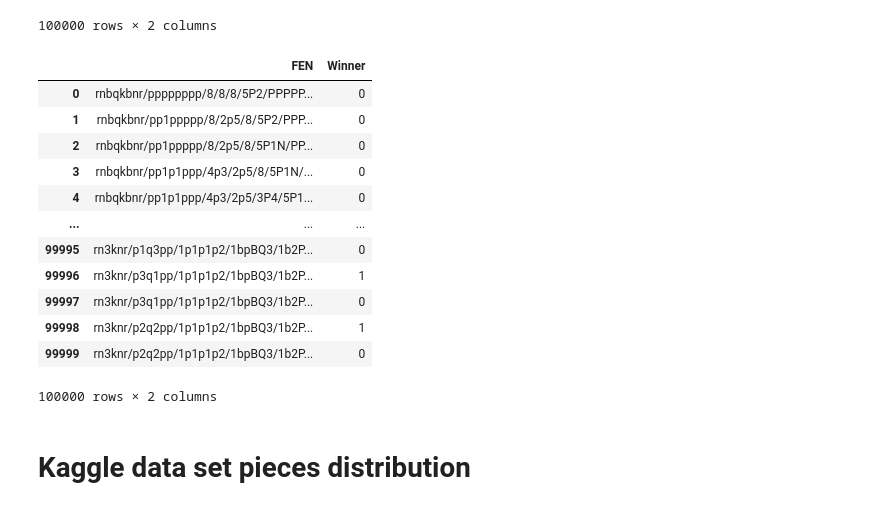
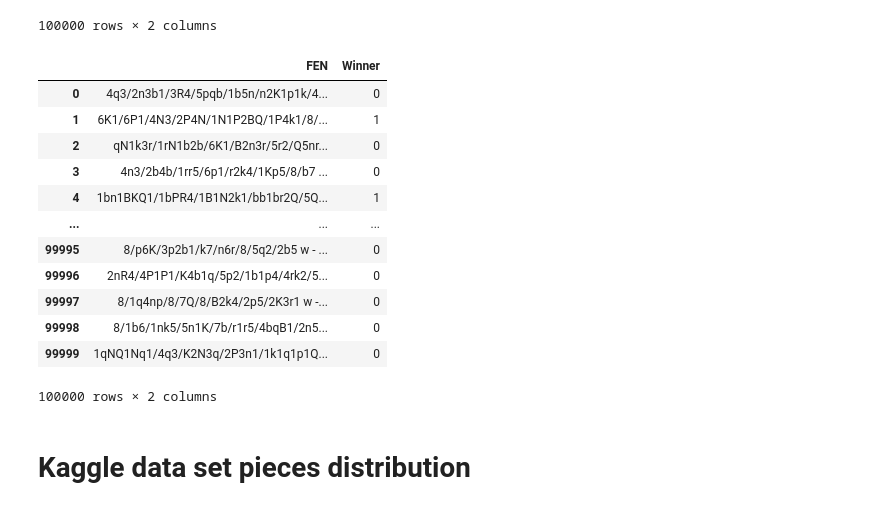
Before and after one commit to pawel5z/FASTROLL, a Jupyter notebook: histograms.ipynb, the cells around one changed output. Drawn from its saved outputs; the diff is of its cells as text; code cells hidden in the pictures.

```diff
--- a/histograms.ipynb
+++ b/histograms.ipynb
@@ -42,20 +42,20 @@ rollouts_df
 100000 rows × 2 columns
 # %%
 random_df = pd.read_csv('datasets/random.csv')
-rollouts_df
+random_df
 # %% [output]
 |  | FEN | Winner |
-| 0 | rnbqkbnr/pppppppp/8/8/8/5P2/PPPPP... | 0 |
-| 1 | rnbqkbnr/pp1ppppp/8/2p5/8/5P2/PPP... | 0 |
-| 2 | rnbqkbnr/pp1ppppp/8/2p5/8/5P1N/PP... | 0 |
-| 3 | rnbqkbnr/pp1p1ppp/4p3/2p5/8/5P1N/... | 0 |
-| 4 | rnbqkbnr/pp1p1ppp/4p3/2p5/3P4/5P1... | 0 |
+| 0 | 4q3/2n3b1/3R4/5pqb/1b5n/n2K1p1k/4... | 0 |
+| 1 | 6K1/6P1/4N3/2P4N/1N1P2BQ/1P4k1/8/... | 1 |
+| 2 | qN1k3r/1rN1b2b/6K1/B2n3r/5r2/Q5nr... | 0 |
+| 3 | 4n3/2b4b/1rr5/6p1/r2k4/1Kp5/8/b7 ... | 0 |
+| 4 | 1bn1BKQ1/1bPR4/1B1N2k1/bb1br2Q/5Q... | 1 |
 | ... | ... | ... |
-| 99995 | rn3knr/p1q3pp/1p1p1p2/1bpBQ3/1b2P... | 0 |
-| 99996 | rn3knr/p3q1pp/1p1p1p2/1bpBQ3/1b2P... | 1 |
-| 99997 | rn3knr/p3q1pp/1p1p1p2/1bpBQ3/1b2P... | 0 |
-| 99998 | rn3knr/p2q2pp/1p1p1p2/1bpBQ3/1b2P... | 1 |
-| 99999 | rn3knr/p2q2pp/1p1p1p2/1bpBQ3/1b2P... | 0 |
+| 99995 | 8/p6K/3p2b1/k7/n6r/8/5q2/2b5 w - ... | 0 |
+| 99996 | 2nR4/4P1P1/K4b1q/5p2/1b1p4/4rk2/5... | 0 |
+| 99997 | 8/1q4np/8/7Q/8/B2k4/2p5/2K3r1 w -... | 0 |
+| 99998 | 8/1b6/1nk5/5n1K/7b/r1r5/4bqB1/2n5... | 0 |
+| 99999 | 1qNQ1Nq1/4q3/K2N3q/2P3n1/1k1q1p1Q... | 0 |
 100000 rows × 2 columns
 # %% [markdown]
 # Kaggle data set pieces distribution
```
